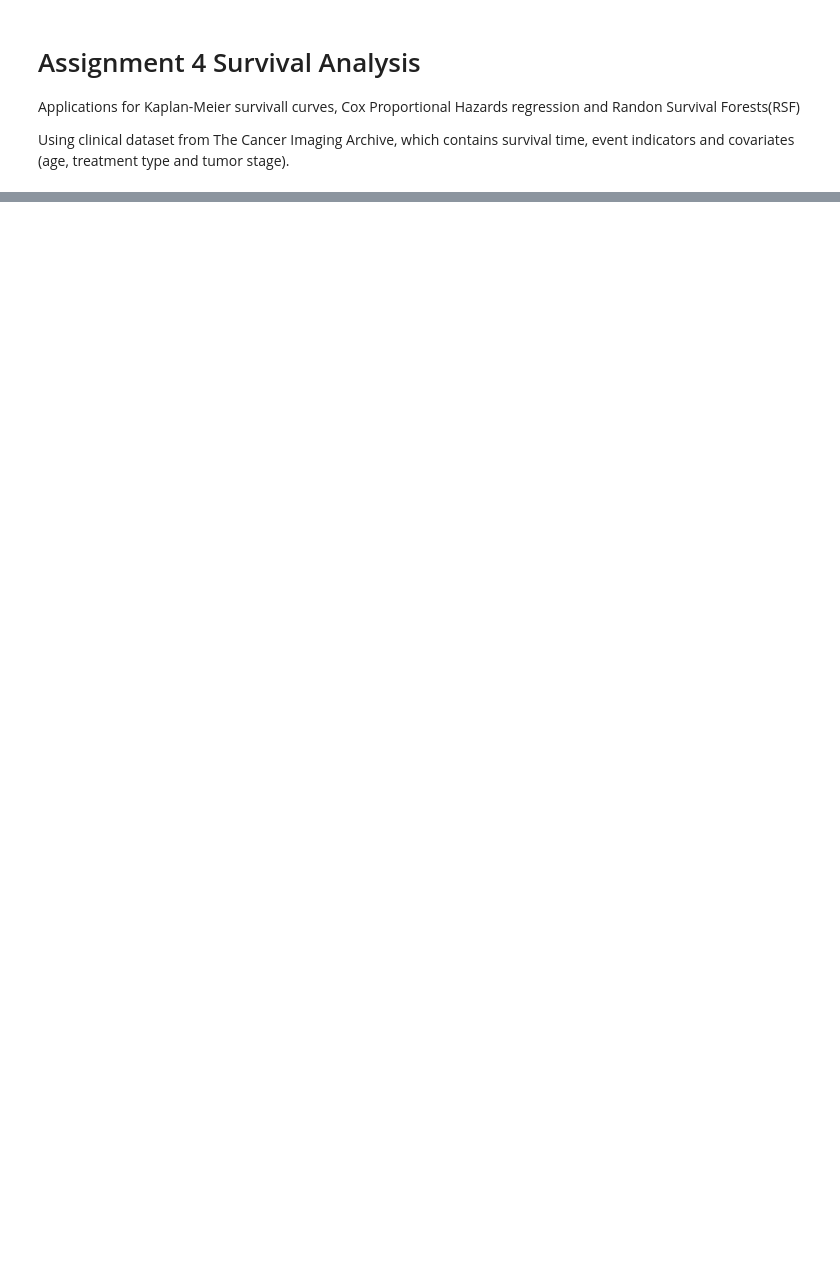
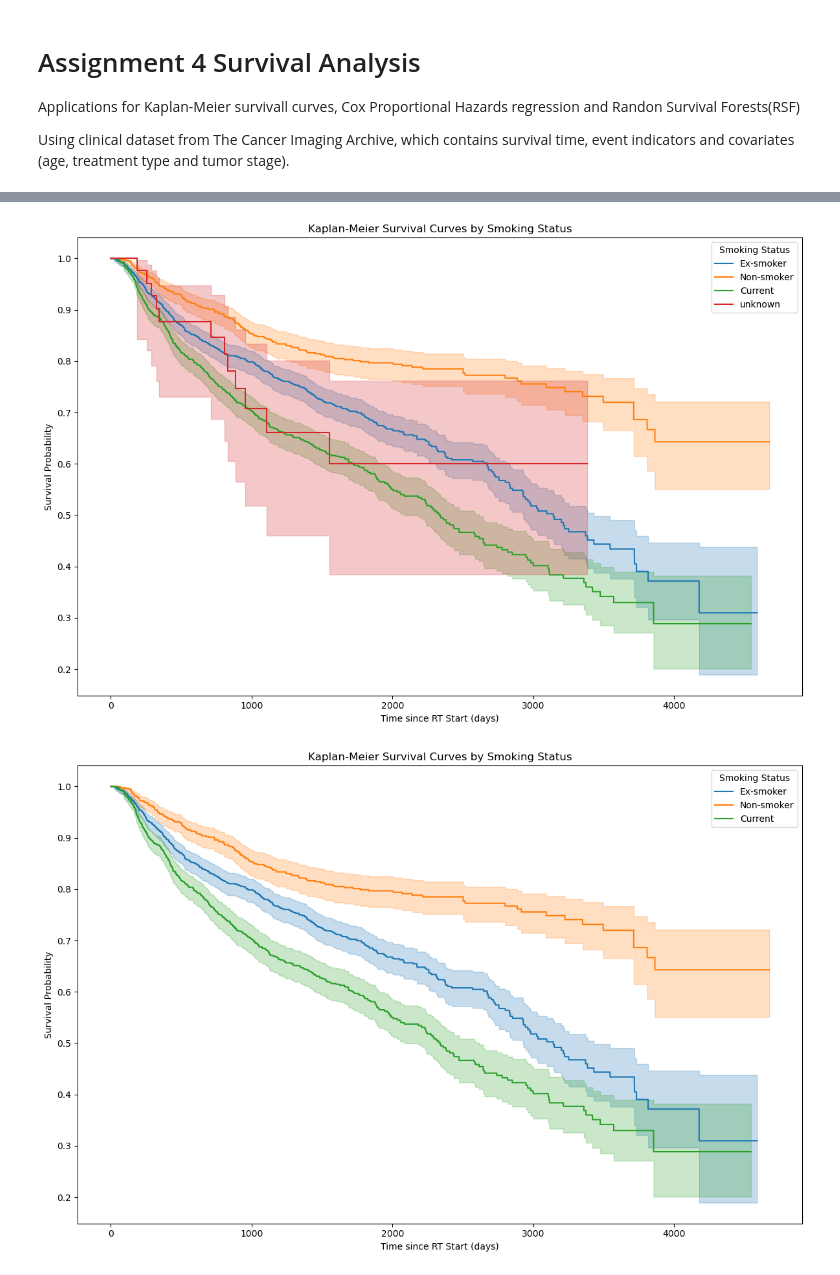
Before and after one commit to simranw67/BINF-5507-Materials, a Jupyter notebook: Assignment4/Scripts/main.ipynb, the cells around one changed output, grey strips where cells are left out. Saved outputs shown, nothing was run; the diff lists cells and outputs as text; code cells hidden in the pictures; blank space fills up the shorter version.

```diff
--- a/Assignment4/Scripts/main.ipynb
+++ b/Assignment4/Scripts/main.ipynb
@@ -73,0 +190,61 @@ plt.show()
+# %%
+# Survival Curves for Smoking Status
+
+# Drop any remaining missing values for required columns
+smoking_status = cancersurviv
+smoking_status = cancersurviv.dropna(subset=['Smoking Status', 'time', 'event'])
+# Get a list of unique treatment types
+statuses = smoking_status['Smoking Status'].unique()
+
+# Initialize the figure
+plt.figure(figsize=(12, 8))
+kmf_smoking = KaplanMeierFitter()
+
+# Loop through each treatment type and plot the survival curves
+for status in statuses:
+    #Filter for the current treatment type
+    filter = smoking_status["Smoking Status"] == status
+    # Fit the Kaplan-Meier estimator
+    kmf_smoking.fit(durations=smoking_status[filter]['time'],
+                      event_observed=smoking_status[filter]['event'], label=status)
+    # Plot the survival function
+    kmf_smoking.plot_survival_function()
+
+# Plot the Kaplan-Meier curve
+plt.title('Kaplan-Meier Survival Curves by Smoking Status')
+plt.xlabel('Time since RT Start (days)')
+plt.ylabel('Survival Probability')
+plt.legend(title='Smoking Status')
+plt.tight_layout()
+plt.show()
+
+# Remove Smoking Status Unknown for a cleaner curve
+smoking_status_clean = smoking_status.copy()
+smoking_status_clean = smoking_status_clean[smoking_status_clean['Smoking Status'] != 'unknown']
+
+statuses = smoking_status_clean['Smoking Status'].unique()
+
+# Initialize the figure
+plt.figure(figsize=(12, 8))
+kmf_smoking_clean = KaplanMeierFitter()
+
+# Loop through each treatment type and plot the survival curves
+for status in statuses:
+    #Filter for the current treatment type
+    filter = smoking_status_clean["Smoking Status"] == status
+    # Fit the Kaplan-Meier estimator
+    kmf_smoking_clean.fit(durations=smoking_status_clean[filter]['time'],
+                      event_observed=smoking_status_clean[filter]['event'], label=status)
+    # Plot the survival function
+    kmf_smoking_clean.plot_survival_function()
+
+# Plot the Kaplan-Meier curve
+plt.title('Kaplan-Meier Survival Curves by Smoking Status')
+plt.xlabel('Time since RT Start (days)')
+plt.ylabel('Survival Probability')
+plt.legend(title='Smoking Status')
+plt.tight_layout()
+plt.show()
+# %% [output]
+[figure, added]
+[figure, added]
```
Also changed, not shown: parts of 17 cells of this notebook.
